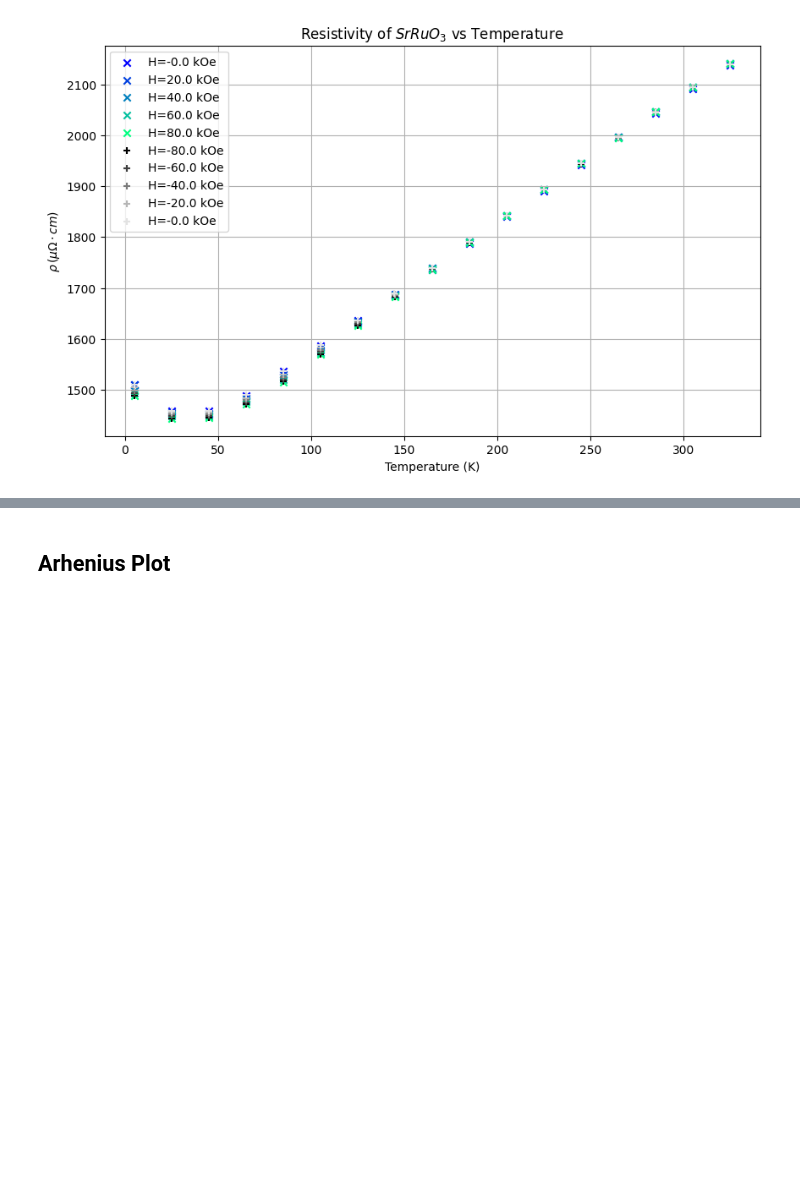
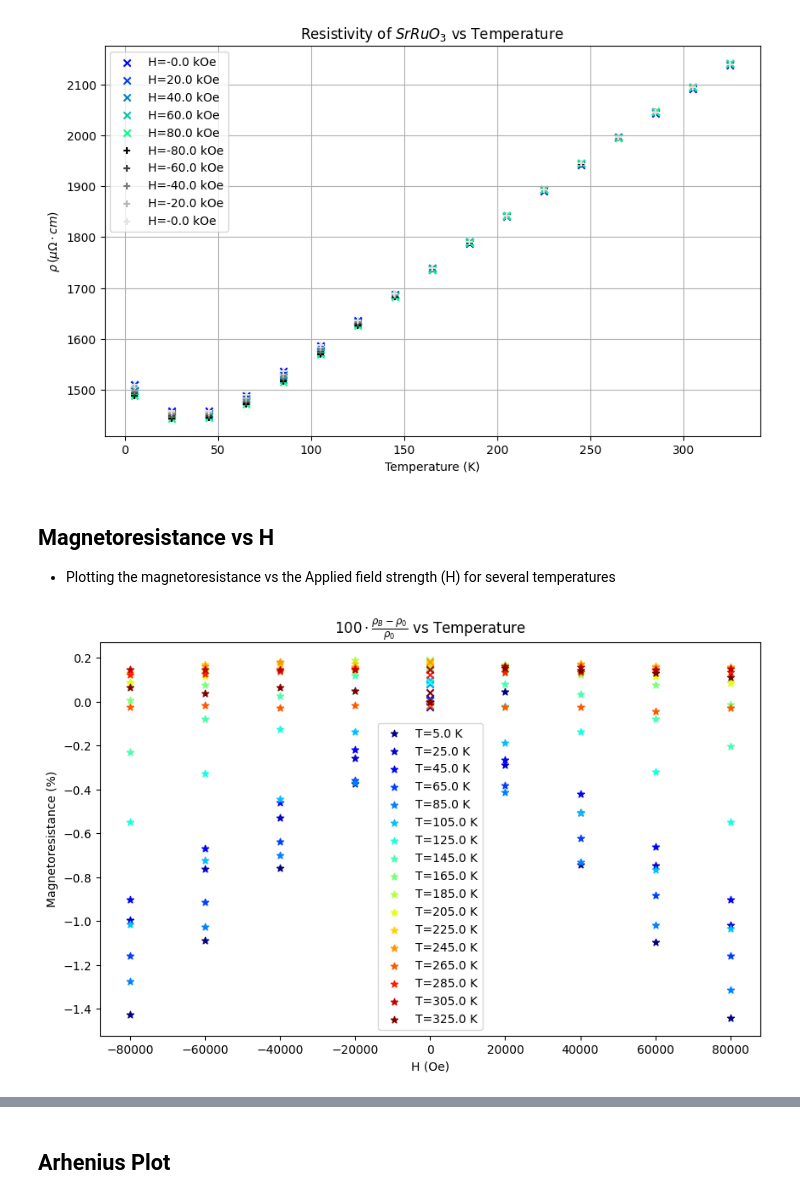
Before and after one commit to hc3413/Electronic_properties_of_thin_films, a Jupyter notebook: Analysis.ipynb, the cells around one changed output, grey strips where cells are left out. Cells and saved outputs as stored; diff of their text form; code cells hidden in the pictures; blank space fills up the shorter version.

Commit message:
added magnetoresistance

```diff
--- a/Analysis.ipynb
+++ b/Analysis.ipynb
@@ -161,3 +163,35 @@ plt.show()
 #fig3.savefig(Path(path_out).joinpath('resistivity_vs_temperature.png'))
 # %% [output]
 [figure]
+# %% [markdown]
+## Magnetoresistance vs H
+- Plotting the magnetoresistance vs the Applied field strength (H) for several temperatures
+# %%
+
+# Calculate the magnetoresistance at each temperature and field strength
+# mag_res(temperature, field, index) where: index 0 = VDP config A, index 1 = VDP config B, index 2 = average of A and B
+mag_res = functions.magnetoresistance(data_np, film_thickness, ctf, tf_av)
+
+fig4 = plt.figure(figsize=(10, 6))
+ax = fig4.add_subplot(111)  # Create a single subplot
+
+# Create a color map for the tempearature points
+c_val = plt.cm.jet(np.linspace(0,1,ctf[4]))
+# Create a marker array for the temperature points
+markers = markers = ['+','.','*', ',', 'o', 'v', '^', '<', '>', '1', '2', '3', '4', 's', 'p', 'h', 'H', 'x', 'D', 'd', '|', '_']
+
+
+for t_count, t in enumerate(ctf[1]):
+    # Add a plot of magnetoresistance vs field strength for each loop of temperature (excluding last field point which is repeat of B=0)
+    ax.scatter(ctf[2][:-1], mag_res[t_count,:-1,2], marker='*', color=c_val[t_count], label = f'T={t} K')
+    #plot repeat point of B=0 with an x marker to show the difference between two B=0 points
+    ax.scatter(ctf[2][-1], mag_res[t_count,-1,2], marker='x', color=c_val[t_count])
+
+
+ax.set_xlabel('H (Oe)')
+ax.set_ylabel(r'Magnetoresistance (%)')
+ax.set_title(r'$100 \cdot \frac{\rho_{B} - \rho_{0}}{\rho_{0}}$ vs Temperature')
+ax.legend()
+plt.show()
+# %% [output]
+[figure, added]
```
Also changed, not shown: parts of 7 cells of this notebook, 1 other file.
